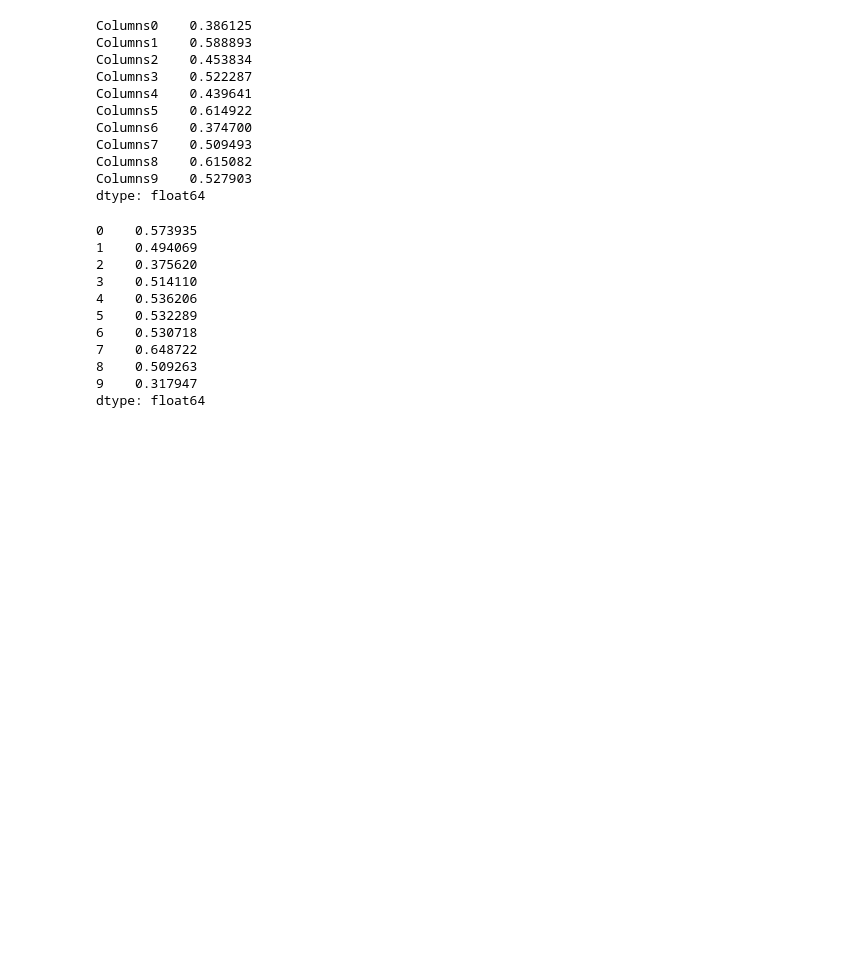
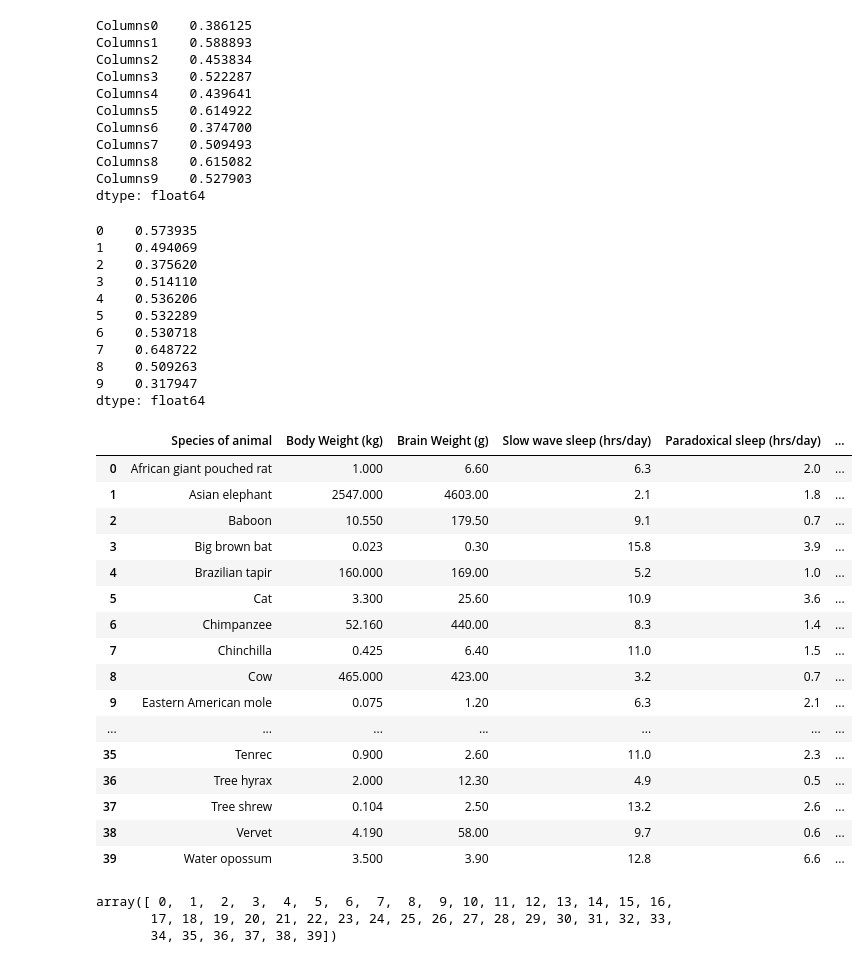
Before and after one commit to thomas-cares/data-pt-ber-08-20, a Jupyter notebook: practice/codealong.ipynb, the cells around one changed output. Cells and saved outputs as stored; diff of their text form; code cells hidden in the pictures; blank space fills up the shorter version.

```diff
--- a/practice/codealong.ipynb
+++ b/practice/codealong.ipynb
@@ -679,3 +679,31 @@ df_col.mean(axis=1) #zeile
 8    0.509263
 9    0.317947
 dtype: float64
+# %%
+#Subsetting and Filtering in Pandas
+animals = pd.read_csv('/Users/spitzer/Desktop/IronHack/SleepInMammals.csv')
+animals
+# %% [output]
+|  | Species of animal | Body Weight (kg) | Brain Weight (g) | Slow wave sleep (hrs/day) | Paradoxical sleep (hrs/day) | ... |
+| 0 | African giant pouched rat | 1.000 | 6.60 | 6.3 | 2.0 | ... |
+| 1 | Asian elephant | 2547.000 | 4603.00 | 2.1 | 1.8 | ... |
+| 2 | Baboon | 10.550 | 179.50 | 9.1 | 0.7 | ... |
+| 3 | Big brown bat | 0.023 | 0.30 | 15.8 | 3.9 | ... |
+| 4 | Brazilian tapir | 160.000 | 169.00 | 5.2 | 1.0 | ... |
+| 5 | Cat | 3.300 | 25.60 | 10.9 | 3.6 | ... |
+| 6 | Chimpanzee | 52.160 | 440.00 | 8.3 | 1.4 | ... |
+| 7 | Chinchilla | 0.425 | 6.40 | 11.0 | 1.5 | ... |
+| 8 | Cow | 465.000 | 423.00 | 3.2 | 0.7 | ... |
+| 9 | Eastern American mole | 0.075 | 1.20 | 6.3 | 2.1 | ... |
+| ... | ... | ... | ... | ... | ... | ... |
+| 35 | Tenrec | 0.900 | 2.60 | 11.0 | 2.3 | ... |
+| 36 | Tree hyrax | 2.000 | 12.30 | 4.9 | 0.5 | ... |
+| 37 | Tree shrew | 0.104 | 2.50 | 13.2 | 2.6 | ... |
+| 38 | Vervet | 4.190 | 58.00 | 9.7 | 0.6 | ... |
+| 39 | Water opossum | 3.500 | 3.90 | 12.8 | 6.6 | ... |
+# %%
+animals.index.values
+# %% [output]
+array([ 0,  1,  2,  3,  4,  5,  6,  7,  8,  9, 10, 11, 12, 13, 14, 15, 16,
+       17, 18, 19, 20, 21, 22, 23, 24, 25, 26, 27, 28, 29, 30, 31, 32, 33,
+       34, 35, 36, 37, 38, 39])
```
Also changed, not shown: parts of 5 cells of this notebook, 3 other files.
